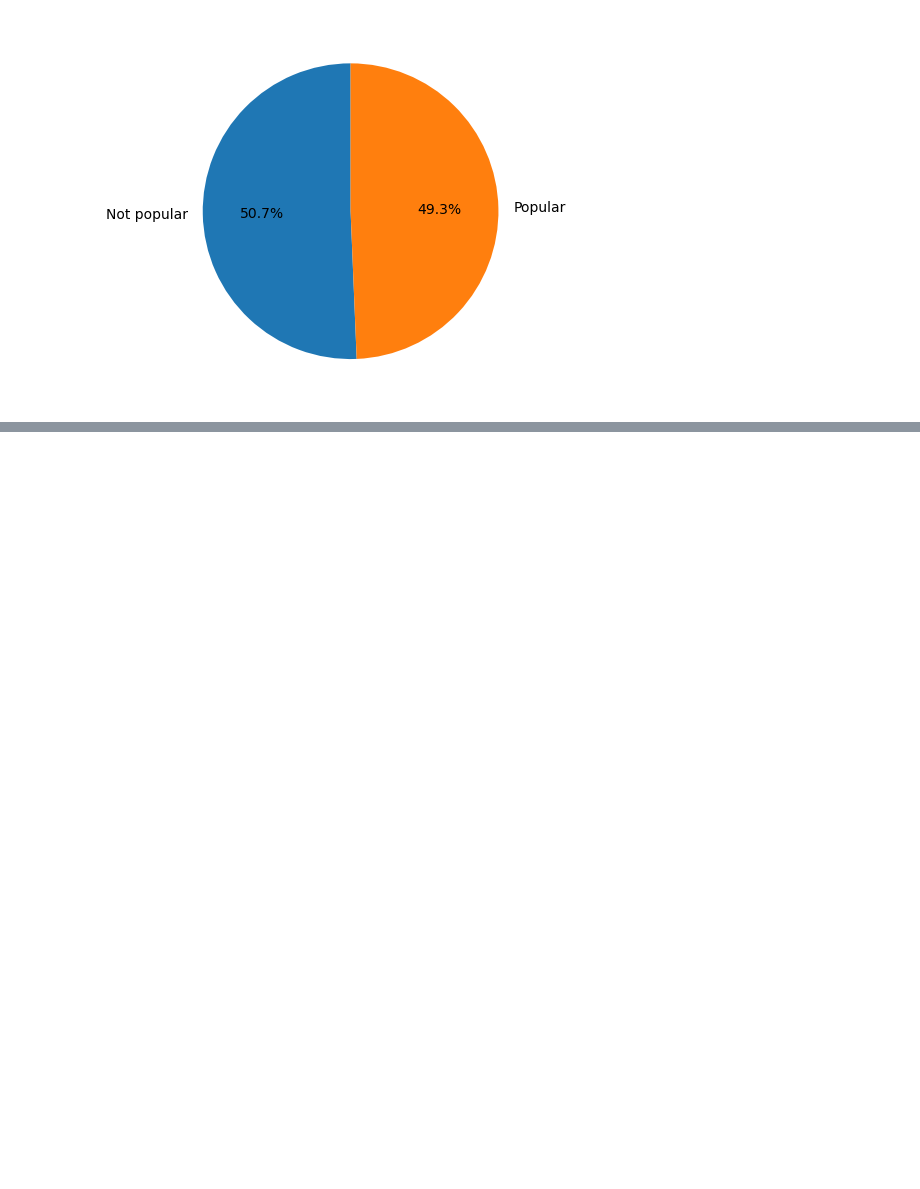
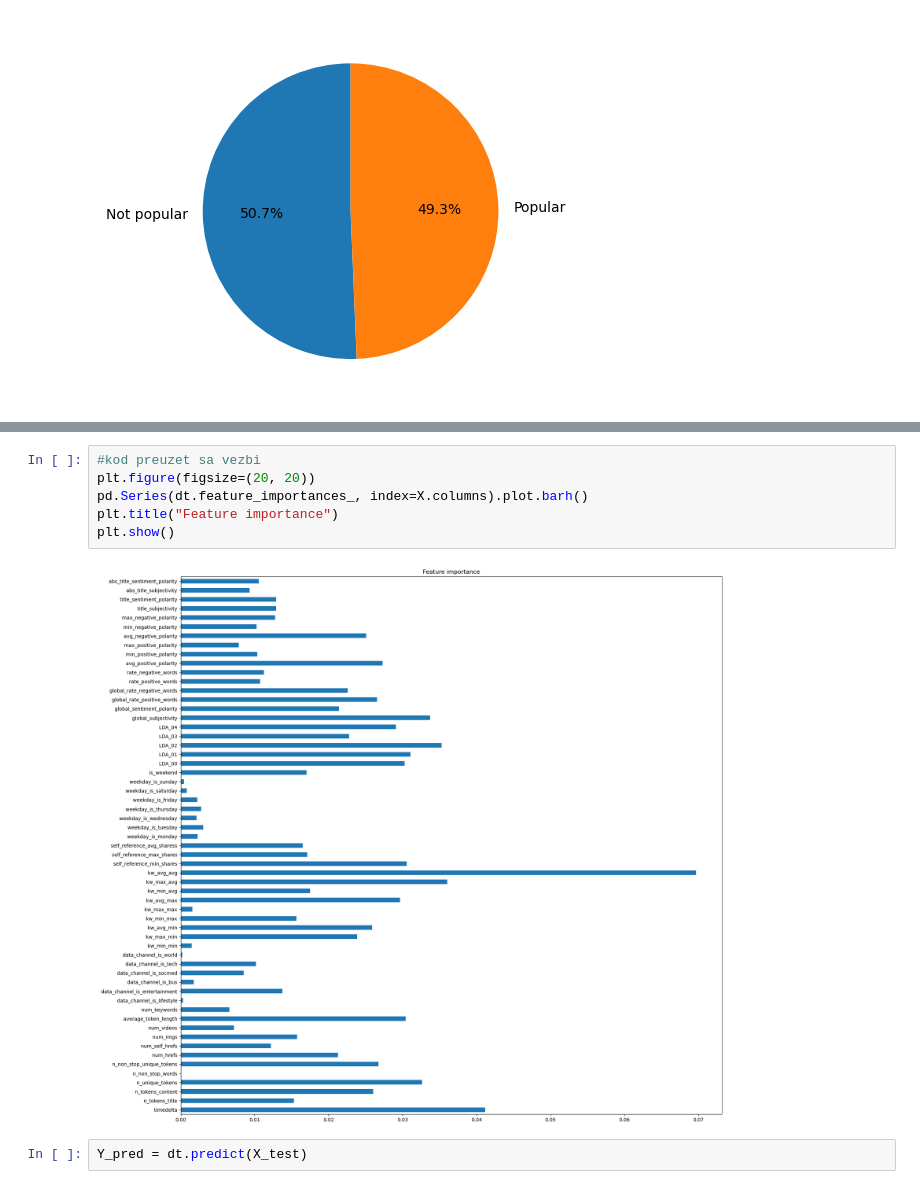
Before and after one commit to MATF-istrazivanje-podataka-1/2023_Data_Mining_Online_news_Dataset, a Jupyter notebook: classification/classification_tree.ipynb, the cells around one changed output, grey strips where cells are left out. Drawn from its saved outputs; the diff is of its cells as text; blank space fills up the shorter version.

```diff
--- a/classification/classification_tree.ipynb
+++ b/classification/classification_tree.ipynb
@@ -88,0 +105,10 @@ X_train, X_test, Y_train, Y_test = train_test_split(X, Y, test_size = 0.3, rando
+# %%
+#kod preuzet sa vezbi
+plt.figure(figsize=(20, 20))
+pd.Series(dt.feature_importances_, index=X.columns).plot.barh()
+plt.title("Feature importance")
+plt.show()
+# %% [output]
+[figure, added]
+# %%
+Y_pred = dt.predict(X_test)
```
Also changed, not shown: parts of 6 cells of this notebook.
